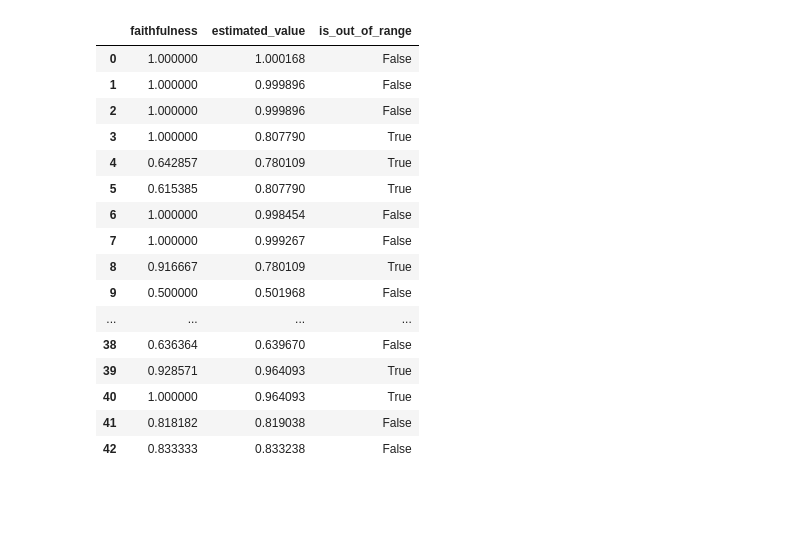
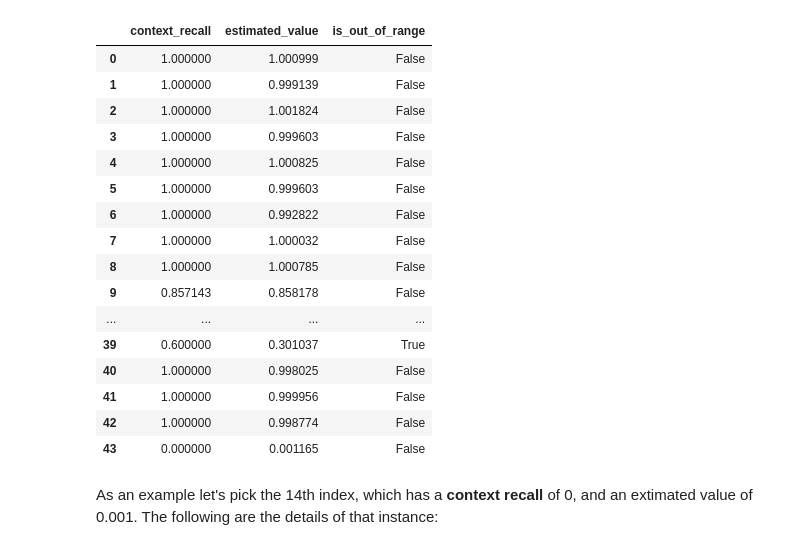
Before and after one commit to microsoft/dstoolkit-genai-shap, a Jupyter notebook: docs/examples/03-gaishap-blackbox-model.ipynb, the cells around one changed output. Cells and saved outputs as stored; diff of their text form; code cells hidden in the pictures; blank space fills up the shorter version.

```diff
--- a/docs/examples/03-gaishap-blackbox-model.ipynb
+++ b/docs/examples/03-gaishap-blackbox-model.ipynb
@@ -94,5 +126,5 @@ gai_explainer.r2_scores_
 # %%
-metric = 'faithfulness'
+metric = 'context_recall'
 
 X = pd.DataFrame(gai_explainer.preprocessed_features)
 metric_explainer = gai_explainer.explainers_[metric]
@@ -104,36 +152,29 @@ shap.summary_plot(shap_values, X, plot_size=(20,10))
 # %%
 df_metric = pd.DataFrame(gai_explainer.metrics)[[metric]]
 df_metric['estimated_value'] = gai_explainer.estimators_[metric].predict(X)
 df_metric['is_out_of_range'] = gai_explainer.is_out_of_range_[metric]
 
-heading_properties = [('font-size', '8px')]
-
-cell_properties = [('font-size', '8px')]
-
-dfstyle = [dict(selector="th", props=heading_properties),\
- dict(selector="td", props=cell_properties)]
-
-df_small_font = df_metric.style.set_table_styles(dfstyle)
-
 df_metric.style.apply(
     lambda s : [
         'background-color: yellow' if s.loc['is_out_of_range'] else '' for v in s.index
-    ], axis=1).set_table_styles(dfstyle)
+    ], axis=1)
 # %% [output]
-|  | faithfulness | estimated_value | is_out_of_range |
-| 0 | 1.000000 | 1.000168 | False |
-| 1 | 1.000000 | 0.999896 | False |
-| 2 | 1.000000 | 0.999896 | False |
-| 3 | 1.000000 | 0.807790 | True |
-| 4 | 0.642857 | 0.780109 | True |
-| 5 | 0.615385 | 0.807790 | True |
-| 6 | 1.000000 | 0.998454 | False |
-| 7 | 1.000000 | 0.999267 | False |
-| 8 | 0.916667 | 0.780109 | True |
-| 9 | 0.500000 | 0.501968 | False |
+|  | context_recall | estimated_value | is_out_of_range |
+| 0 | 1.000000 | 1.000999 | False |
+| 1 | 1.000000 | 0.999139 | False |
+| 2 | 1.000000 | 1.001824 | False |
+| 3 | 1.000000 | 0.999603 | False |
+| 4 | 1.000000 | 1.000825 | False |
+| 5 | 1.000000 | 0.999603 | False |
+| 6 | 1.000000 | 0.992822 | False |
+| 7 | 1.000000 | 1.000032 | False |
+| 8 | 1.000000 | 1.000785 | False |
+| 9 | 0.857143 | 0.858178 | False |
 | ... | ... | ... | ... |
-| 38 | 0.636364 | 0.639670 | False |
-| 39 | 0.928571 | 0.964093 | True |
-| 40 | 1.000000 | 0.964093 | True |
-| 41 | 0.818182 | 0.819038 | False |
-| 42 | 0.833333 | 0.833238 | False |
+| 39 | 0.600000 | 0.301037 | True |
+| 40 | 1.000000 | 0.998025 | False |
+| 41 | 1.000000 | 0.999956 | False |
+| 42 | 1.000000 | 0.998774 | False |
+| 43 | 0.000000 | 0.001165 | False |
+# %% [markdown]
+As an example let's pick the 14th index, which has a **context recall** of 0, and an extimated value of 0.001. The following are the details of that instance:
```
Also changed, not shown: parts of 16 cells of this notebook, 10 other files.
